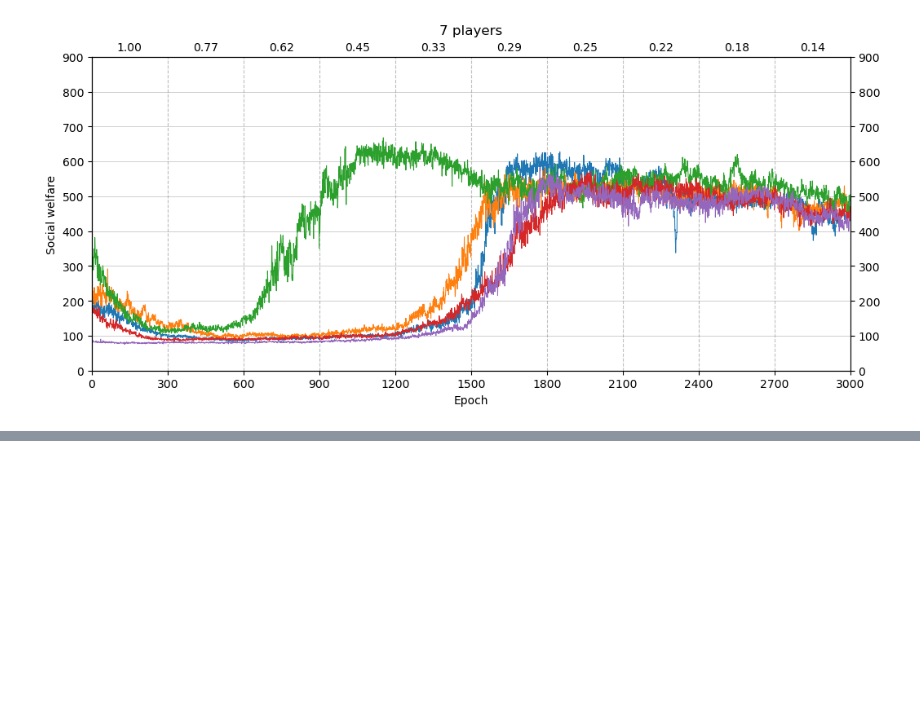
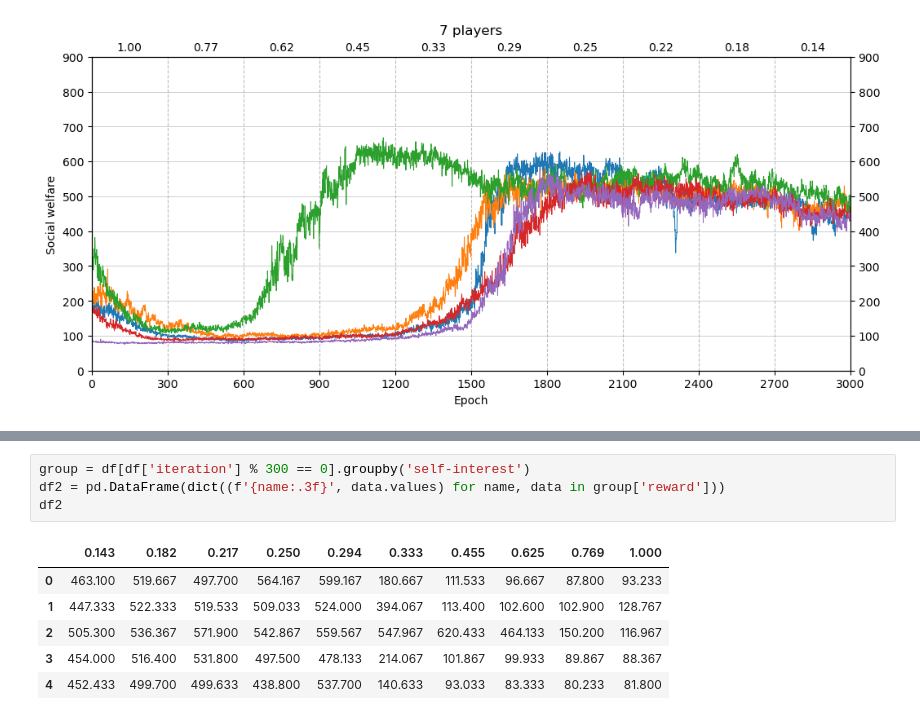
Before and after one commit to willis-richard/meltingpot, a Jupyter notebook: reward_transfer/results_n_players.ipynb, the cells around one changed output, grey strips where cells are left out. Cells and saved outputs as stored; diff of their text form; blank space fills up the shorter version.

```diff
--- a/reward_transfer/results_n_players.ipynb
+++ b/reward_transfer/results_n_players.ipynb
@@ -156,0 +210,11 @@ df
+# %%
+group = df[df['iteration'] % 300 == 0].groupby('self-interest')
+df2 = pd.DataFrame(dict((f'{name:.3f}', data.values) for name, data in group['reward']))
+df2
+# %% [output]
+|  | 0.143 | 0.182 | 0.217 | 0.250 | 0.294 | 0.333 | 0.455 | 0.625 | 0.769 | 1.000 |
+| 0 | 463.100 | 519.667 | 497.700 | 564.167 | 599.167 | 180.667 | 111.533 | 96.667 | 87.800 | 93.233 |
+| 1 | 447.333 | 522.333 | 519.533 | 509.033 | 524.000 | 394.067 | 113.400 | 102.600 | 102.900 | 128.767 |
+| 2 | 505.300 | 536.367 | 571.900 | 542.867 | 559.567 | 547.967 | 620.433 | 464.133 | 150.200 | 116.967 |
+| 3 | 454.000 | 516.400 | 531.800 | 497.500 | 478.133 | 214.067 | 101.867 | 99.933 | 89.867 | 88.367 |
+| 4 | 452.433 | 499.700 | 499.633 | 438.800 | 537.700 | 140.633 | 93.033 | 83.333 | 80.233 | 81.800 |
```
Also changed, not shown: parts of 6 cells of this notebook, 6 other files.
